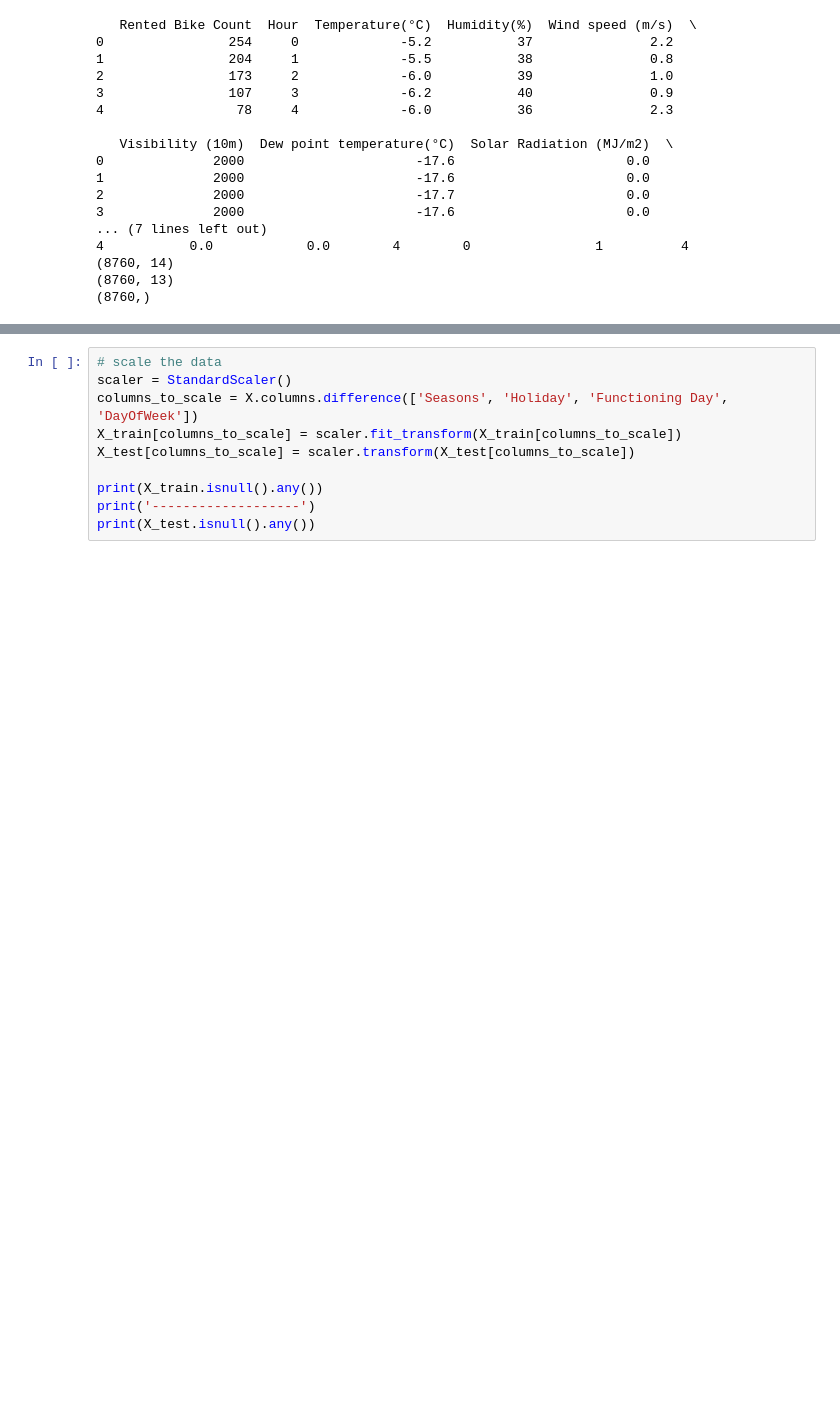
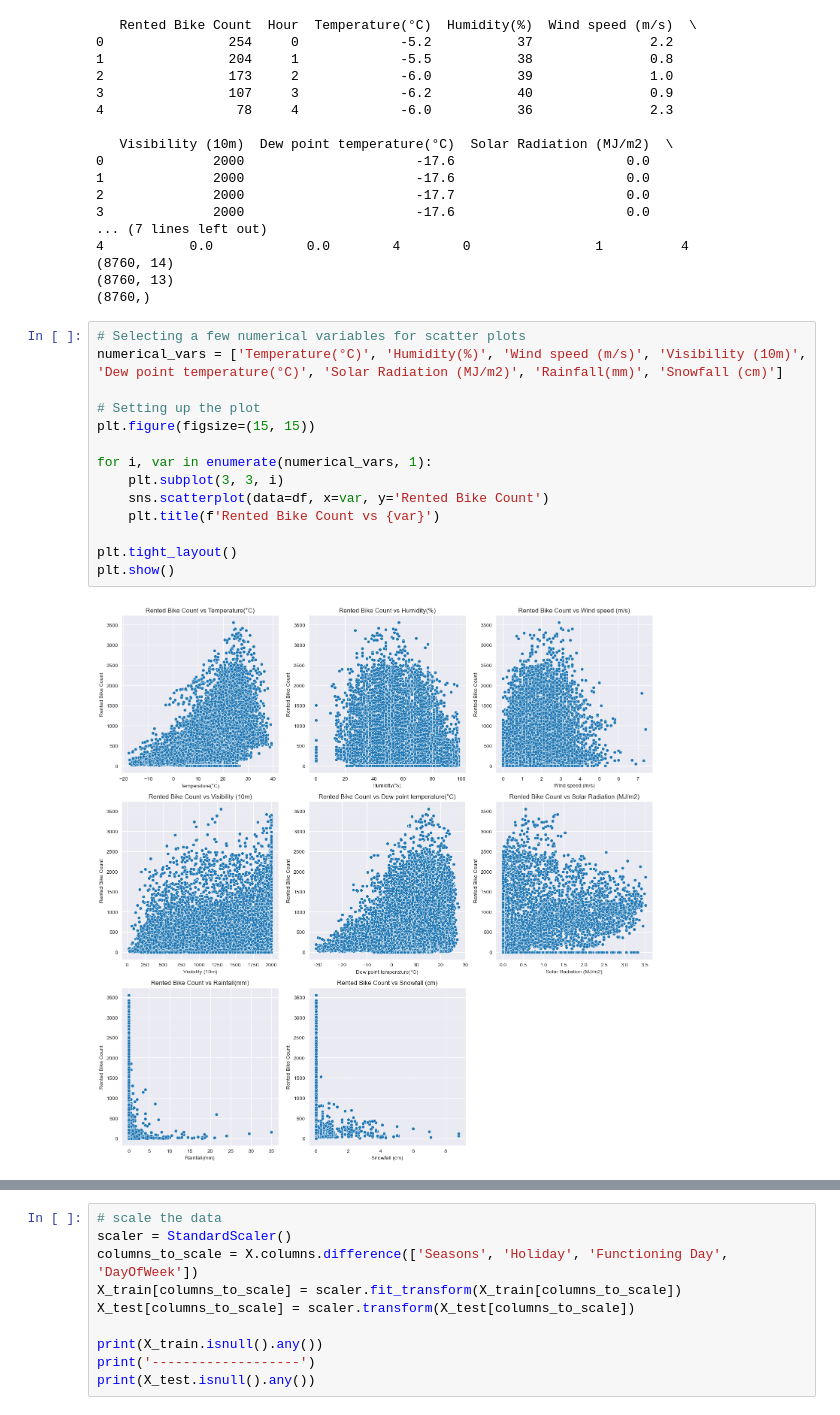
Before and after one commit to ZehuaLiuY/ML_CW, a Jupyter notebook: src/Bayesian_Linear_Regression.ipynb, the cells around one changed output, grey strips where cells are left out. Drawn from its saved outputs; the diff is of its cells as text; blank space fills up the shorter version.

Commit message:
add some plots

```diff
--- a/src/Bayesian_Linear_Regression.ipynb
+++ b/src/Bayesian_Linear_Regression.ipynb
@@ -55,3 +59,19 @@ X_train, X_test, y_train, y_test = train_test_split(X, y, test_size=0.2, random_
 (8760, 14)
 (8760, 13)
 (8760,)
+# %%
+# Selecting a few numerical variables for scatter plots
+numerical_vars = ['Temperature(°C)', 'Humidity(%)', 'Wind speed (m/s)', 'Visibility (10m)', 'Dew point temperature(°C)', 'Solar Radiation (MJ/m2)', 'Rainfall(mm)', 'Snowfall (cm)']
+
+# Setting up the plot
+plt.figure(figsize=(15, 15))
+
+for i, var in enumerate(numerical_vars, 1):
+    plt.subplot(3, 3, i)
+    sns.scatterplot(data=df, x=var, y='Rented Bike Count')
+    plt.title(f'Rented Bike Count vs {var}')
+
+plt.tight_layout()
+plt.show()
+# %% [output]
+[figure, added]
```
Also changed, not shown: parts of 4 cells of this notebook.
